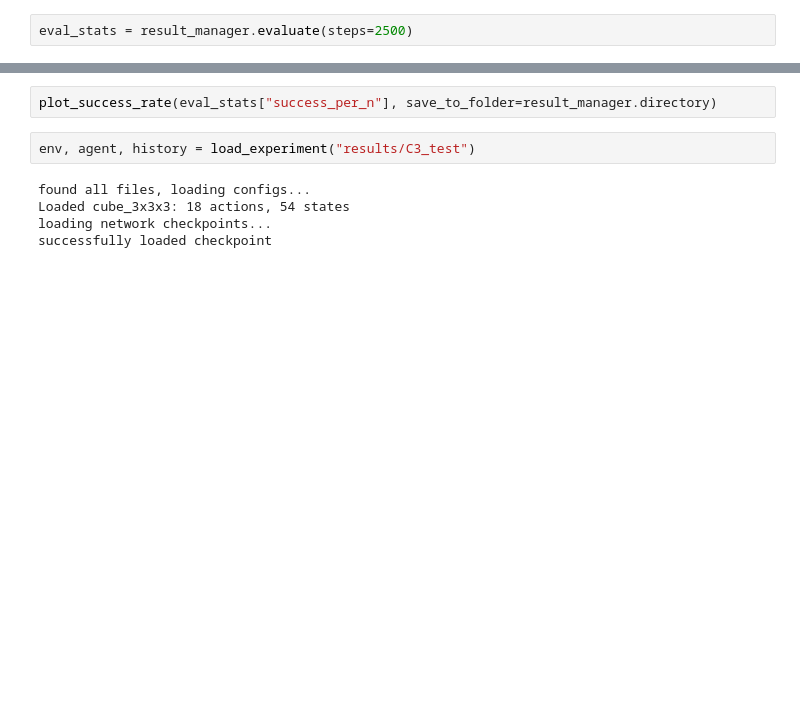
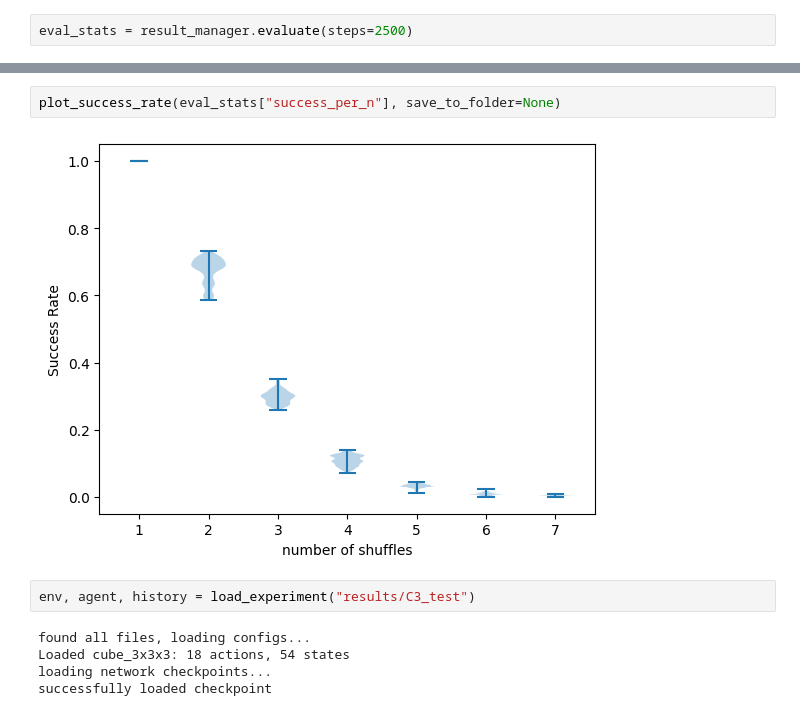
Before and after one commit to LeonY117/polytope-permutation, a Jupyter notebook: agent.ipynb, the cells around one changed output, grey strips where cells are left out. Cells and saved outputs as stored; diff of their text form; blank space fills up the shorter version.

```diff
--- a/agent.ipynb
+++ b/agent.ipynb
@@ -304,5 +322,7 @@ plot_success_length(eval_stats["success_length_per_n"], save_to_folder=None)
 # %%
-plot_success_rate(eval_stats["success_per_n"], save_to_folder=result_manager.directory)
+plot_success_rate(eval_stats["success_per_n"], save_to_folder=None)
+# %% [output]
+[figure, added]
 # %%
 env, agent, history = load_experiment("results/C3_test")
 # %% [output]
```
Also changed, not shown: parts of 9 cells of this notebook.
